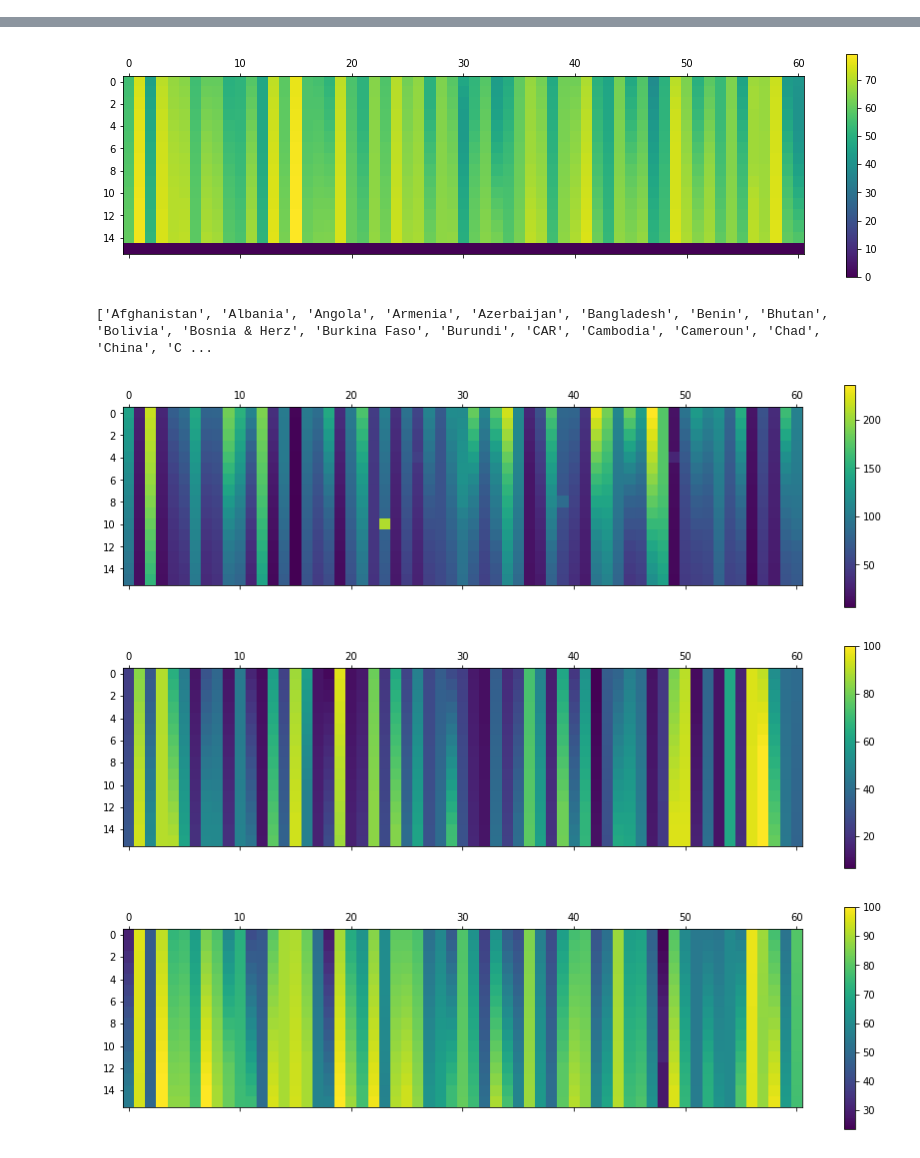
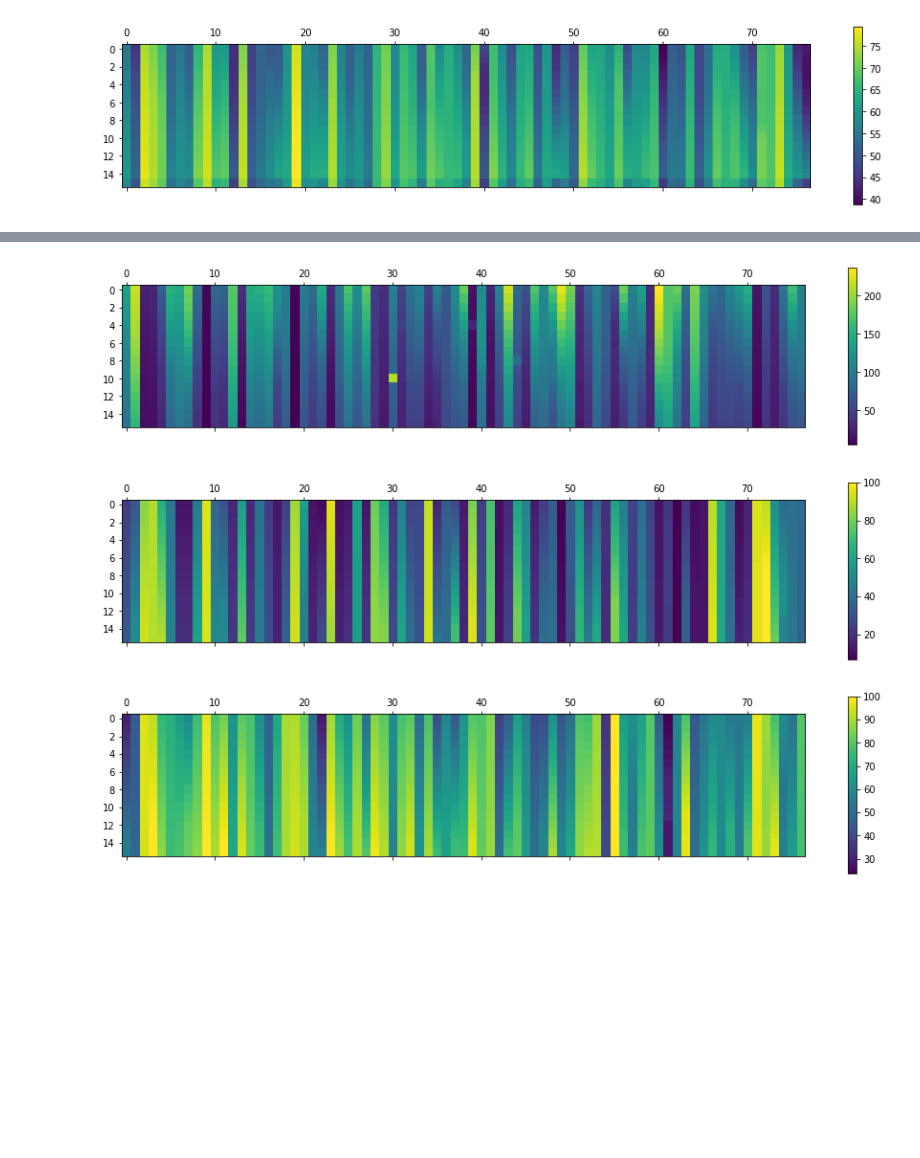
Before and after one commit to igor-93/del_comp, a Jupyter notebook: hello.ipynb, the cells around one changed output, grey strips where cells are left out. Drawn from its saved outputs; the diff is of its cells as text; code cells hidden in the pictures; blank space fills up the shorter version.

```diff
--- a/hello.ipynb
+++ b/hello.ipynb
@@ -7,7 +7,7 @@ from sklearn.linear_model import Ridge
 from sklearn.preprocessing import PolynomialFeatures
 from sklearn.pipeline import make_pipeline
 
-years = range(2000,2016)   # for data
+years = np.arange(2000,2016)   # for data
 
 
 def convert_to_float(data):
@@ -30,33 +30,32 @@ ngo_file = open(file_path_ngo_budget, 'r')
 reader = csv.DictReader(ngo_file)
 countries = []
 for row in reader:
-    countries.append(row['Country'])
+    countries.append(row['ISO_code'])
 
 countries = list(set(countries))
 countries = sorted(countries)
-print(countries)
 
 
-file_path_l_e = 'life_exp.csv'
+
+file_path_l_e = 'Data/life_exp.csv'
 le_file = open(file_path_l_e, 'r')
 reader = csv.DictReader(le_file)
-reader = sorted(reader, key=lambda d: d['Country Name'])
+reader = sorted(reader, key=lambda d: d['Country Code'])
 data_l_e = []
 for row in reader:
-    if row['Country Name'] not in countries:
+    if row['Country Code'] not in countries:
         continue
-    print(row['Country Name'])
-    rows = [row[str(y)] for y in years ]
+    #print(row['Country Code'])
+    rows = [row[str(y)+' [YR'+str(y)+']'] for y in years ]
     data_l_e.append(rows)
-
 
 f = 'Data/child_mort.csv'
 ff = open(f, 'r')
 reader = csv.DictReader(ff)
-reader = sorted(reader, key=lambda d: d['Country Name'])
+reader = sorted(reader, key=lambda d: d['Country Code'])
 data_ch_m = []
 for row in reader:
-    if row['Country Name'] not in countries:
+    if row['Country Code'] not in countries:
         continue
     rows = [row[str(y)+' [YR'+str(y)+']'] for y in years ]
     data_ch_m.append(rows)
@@ -65,49 +64,53 @@ for row in reader:
 file_population = 'Data/population.csv'
 pop_file = open(file_population, 'r')
 reader = csv.DictReader(pop_file)
-reader = sorted(reader, key=lambda d: d['Country Name'])
+reader = sorted(reader, key=lambda d: d['Country Code'])
 data_pop = []
 #2000 [YR2000]
 for row in reader:
-    if row['Country Name'] not in countries:
+    if row['Country Code'] not in countries:
         continue
     rows = [row[str(y)+' [YR'+str(y)+']'] for y in years ]
 
     data_pop.append(rows)
 
 
-
-f = 'Data/sanitation.csv'
+found_countries = []
+f = 'Data/sanitation2.csv'
 ff = open(f, 'r')
 reader = csv.DictReader(ff)
-reader = sorted(reader, key=lambda d: d['Country Name'])
+reader = sorted(reader, key=lambda d: d['Country Code'])
 data_san = []
 for row in reader:
-    if row['Country Name'] not in countries:
+    if row['Country Code'] not in countries:
         continue
-    rows = [row[str(y)] for y in years ]
+    rows = [row[str(y)+' [YR'+str(y)+']'] for y in years ]
+    found_countries.append(row['Country Code'])
     data_san.append(rows)
-
+found_countries = set(found_countries)
+fail = list(set(countries) - found_countries)
+for f in fail:
+    print(f)
 
 f = 'Data/water.csv'
 ff = open(f, 'r')
 reader = csv.DictReader(ff)
-reader = sorted(reader, key=lambda d: d['Country Name'])
+reader = sorted(reader, key=lambda d: d['Country Code'])
 data_water = []
 for row in reader:
-    if row['Country Name'] not in countries:
+    if row['Country Code'] not in countries:
         continue
-    rows = [row[str(y)] for y in years ]
+    rows = [row[str(y)+' [YR'+str(y)+']'] for y in years ]
     data_water.append(rows)
 
 
 f = 'Data/poverty.csv'
 ff = open(f, 'r')
 reader = csv.DictReader(ff)
-reader = sorted(reader, key=lambda d: d['Country Name'])
+reader = sorted(reader, key=lambda d: d['Country Code'])
 data_poverty = []
 for row in reader:
-    if row['Country Name'] not in countries:
+    if row['Country Code'] not in countries:
         continue
     rows = [row[str(y)+' [YR'+str(y)+']'] for y in years ]
     data_poverty.append(rows)
@@ -116,19 +119,15 @@ for row in reader:
 f = 'Data/prevalence.csv'
 ff = open(f, 'r')
 reader = csv.DictReader(ff)
-reader = sorted(reader, key=lambda d: d['Country Name'])
+reader = sorted(reader, key=lambda d: d['Country Code'])
 data_prel = []
 for row in reader:
-    if row['Country Name'] not in countries:
+    if row['Country Code'] not in countries:
         continue
     rows = [row[str(y)+' [YR'+str(y)+']'] for y in years ]
     data_prel.append(rows)
 
-#print(data)
-data_l_e = np.array(data_l_e)
-idx = np.where(data_l_e == '')
-data_l_e[idx] = 0
-data_l_e = data_l_e.astype(float)
+data_l_e = convert_to_float(data_l_e)
 data_l_e = data_l_e.T
 plt.matshow(data_l_e)
 plt.colorbar()
@@ -171,3 +170,4 @@ plt.matshow(data_prel)
 plt.colorbar()
 plt.show()
 # %% [output]
+[figure, new version]
@@ -191,5 +175,3 @@ Zimbabwe
-[figure, old version]
-['Afghanistan', 'Albania', 'Angola', 'Armenia', 'Azerbaijan', 'Bangladesh', 'Benin', 'Bhutan', 'Bolivia', 'Bosnia & Herz', 'Burkina Faso', 'Burundi', 'CAR', 'Cambodia', 'Cameroun', 'Chad', 'China', 'C ...
-[figure, old version]
+[figure, new version]
-[figure, old version]
+[figure, new version]
-[figure, old version]
+[figure, new version]
```
Also changed, not shown: parts of 2 cells of this notebook, 6 other files.
